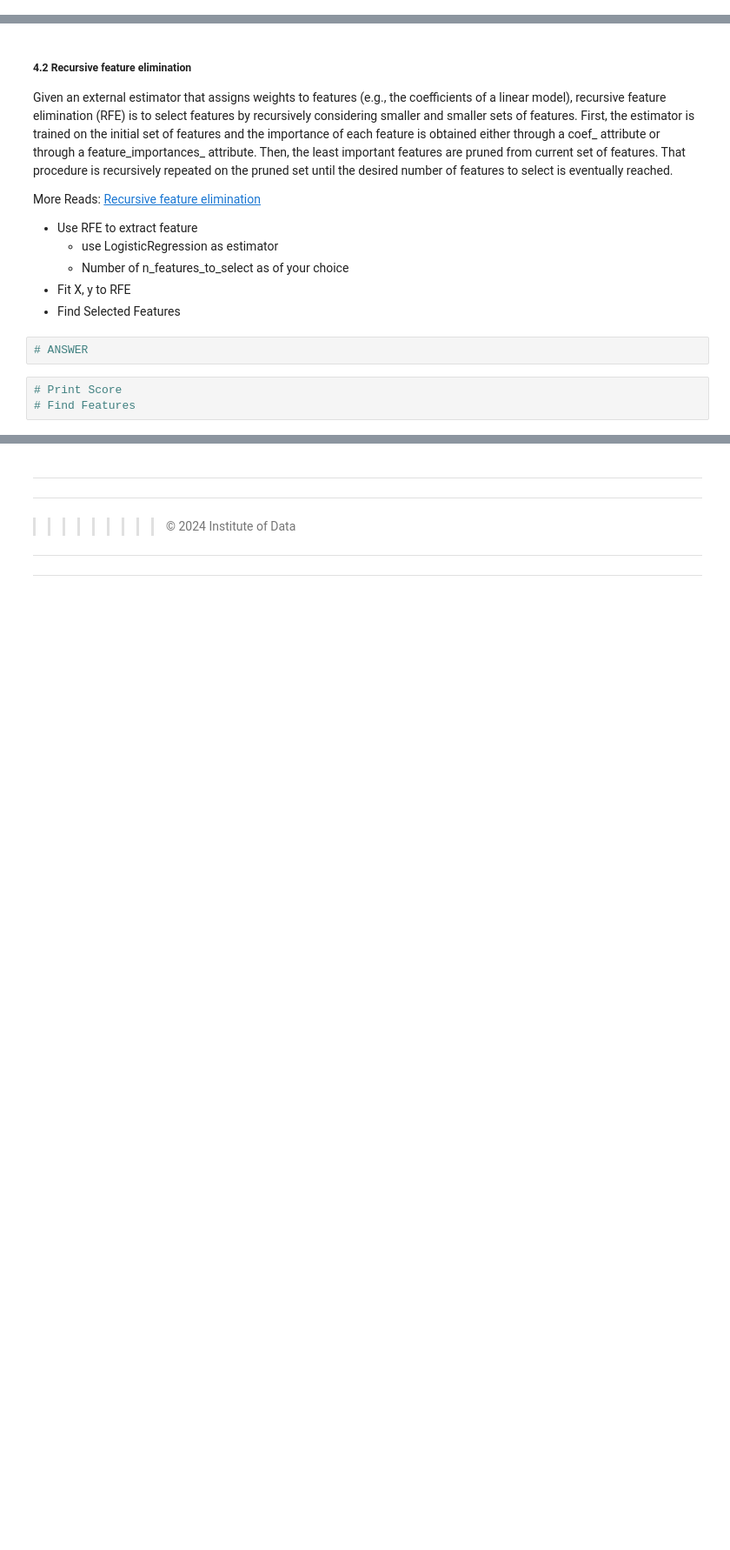
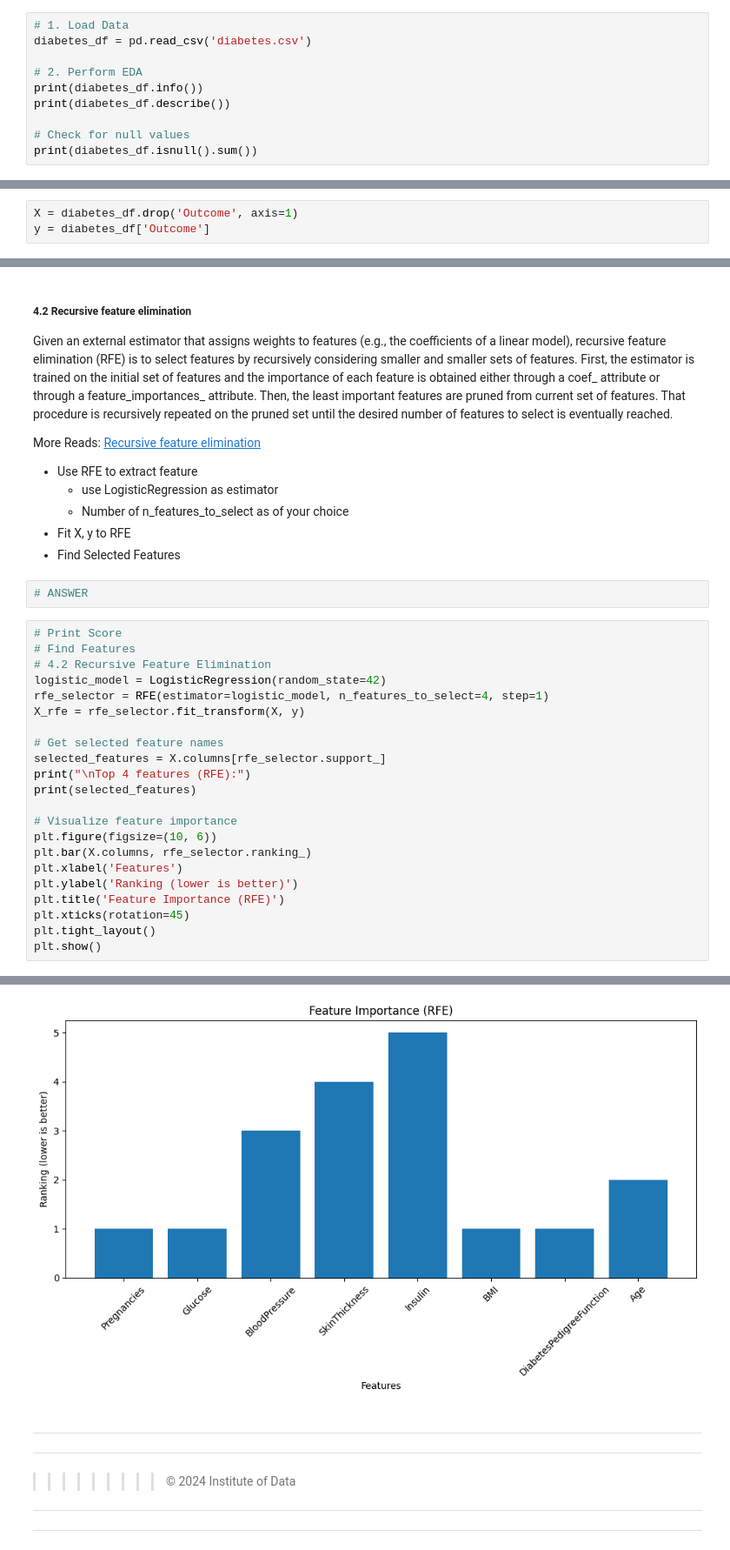
Before and after one commit to tien1807/IOD, a Jupyter notebook: Module 6/Lab 6/IOD_Lab_6_5.ipynb, the cells around one changed output, grey strips where cells are left out. Shown at 87% size. Saved outputs shown, nothing was run; the diff lists cells and outputs as text; blank space fills up the shorter version.

```diff
--- a/Module 6/Lab 6/IOD_Lab_6_5.ipynb
+++ b/Module 6/Lab 6/IOD_Lab_6_5.ipynb
@@ -22,0 +25,10 @@ diabetes_csv = 'diabetes.csv'
+# %%
+# 1. Load Data
+diabetes_df = pd.read_csv('diabetes.csv')
+
+# 2. Perform EDA
+print(diabetes_df.info())
+print(diabetes_df.describe())
+
+# Check for null values
+print(diabetes_df.isnull().sum())
@@ -29,6 +59,9 @@ Perform EDA. Check Null Values. Impute if necessary.
 
 - Set `Outcome` as target.
 - Set Features
+# %%
+X = diabetes_df.drop('Outcome', axis=1)
+y = diabetes_df['Outcome']
 # %% [markdown]
 #### 4. Select Feature
 
@@ -78,6 +141,26 @@ More Reads:
 - Find Selected Features
 # %%
 # ANSWER
-# %%
-# Print Score
-# Find Features
+# %%
+# Print Score
+# Find Features
+# 4.2 Recursive Feature Elimination
+logistic_model = LogisticRegression(random_state=42)
+rfe_selector = RFE(estimator=logistic_model, n_features_to_select=4, step=1)
+X_rfe = rfe_selector.fit_transform(X, y)
+
+# Get selected feature names
+selected_features = X.columns[rfe_selector.support_]
+print("\nTop 4 features (RFE):")
+print(selected_features)
+
+# Visualize feature importance
+plt.figure(figsize=(10, 6))
+plt.bar(X.columns, rfe_selector.ranking_)
+plt.xlabel('Features')
+plt.ylabel('Ranking (lower is better)')
+plt.title('Feature Importance (RFE)')
+plt.xticks(rotation=45)
+plt.tight_layout()
+plt.show()
+# %% [output]
@@ -84,3 +183,4 @@ More Reads:
+[figure, added]
 # %% [markdown]
 
 
```
Also changed, not shown: parts of 6 cells of this notebook, 16 other files.
